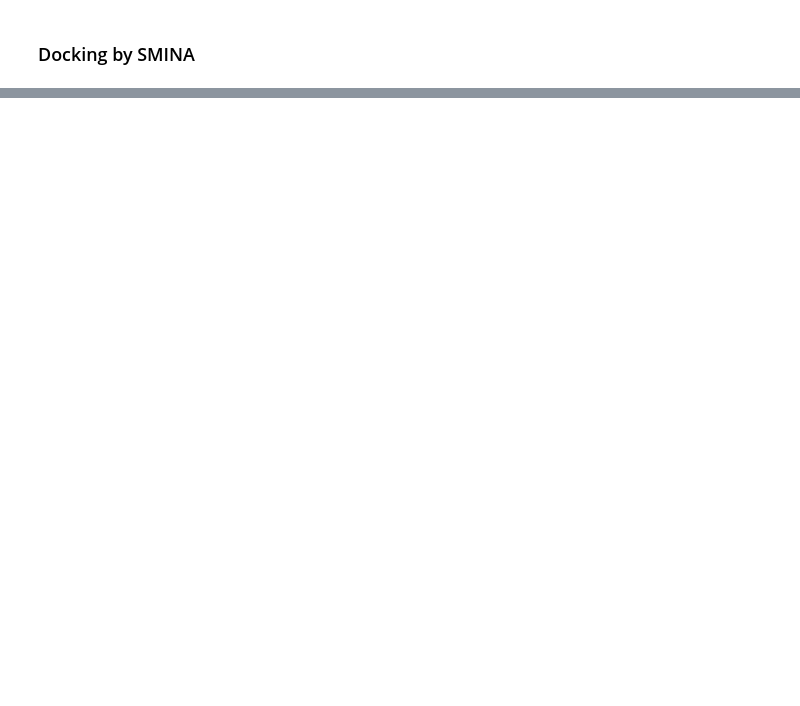
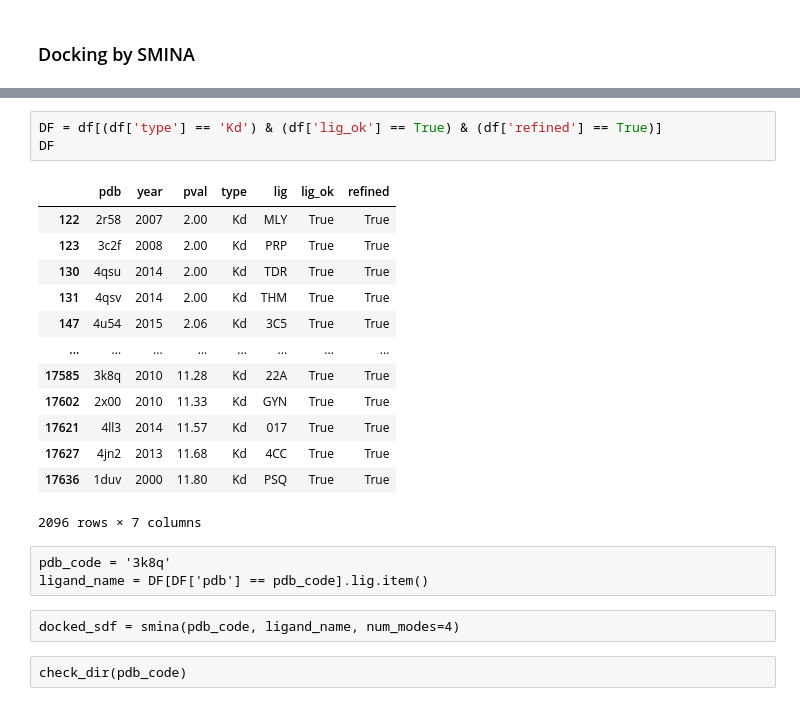
Before and after one commit to rhara/cbiprep, a Jupyter notebook: notebooks/test_smina.ipynb, the cells around one changed output, grey strips where cells are left out. Saved outputs shown, nothing was run; the diff lists cells and outputs as text; blank space fills up the shorter version.

```diff
--- a/notebooks/test_smina.ipynb
+++ b/notebooks/test_smina.ipynb
@@ -138,0 +155,24 @@ sp.call(command, shell=True)
+# %%
+DF = df[(df['type'] == 'Kd') & (df['lig_ok'] == True) & (df['refined'] == True)]
+DF
+# %% [output]
+|  | pdb | year | pval | type | lig | lig_ok | refined |
+| 122 | 2r58 | 2007 | 2.00 | Kd | MLY | True | True |
+| 123 | 3c2f | 2008 | 2.00 | Kd | PRP | True | True |
+| 130 | 4qsu | 2014 | 2.00 | Kd | TDR | True | True |
+| 131 | 4qsv | 2014 | 2.00 | Kd | THM | True | True |
+| 147 | 4u54 | 2015 | 2.06 | Kd | 3C5 | True | True |
+| ... | ... | ... | ... | ... | ... | ... | ... |
+| 17585 | 3k8q | 2010 | 11.28 | Kd | 22A | True | True |
+| 17602 | 2x00 | 2010 | 11.33 | Kd | GYN | True | True |
+| 17621 | 4ll3 | 2014 | 11.57 | Kd | 017 | True | True |
+| 17627 | 4jn2 | 2013 | 11.68 | Kd | 4CC | True | True |
+| 17636 | 1duv | 2000 | 11.80 | Kd | PSQ | True | True |
+2096 rows × 7 columns
+# %% [raw]
+pdb_code = '3k8q'
+ligand_name = DF[DF['pdb'] == pdb_code].lig.item()
+# %% [raw]
+docked_sdf = smina(pdb_code, ligand_name, num_modes=4)
+# %% [raw]
+check_dir(pdb_code)
```
Also changed, not shown: parts of 50 cells of this notebook, 2 other files.
